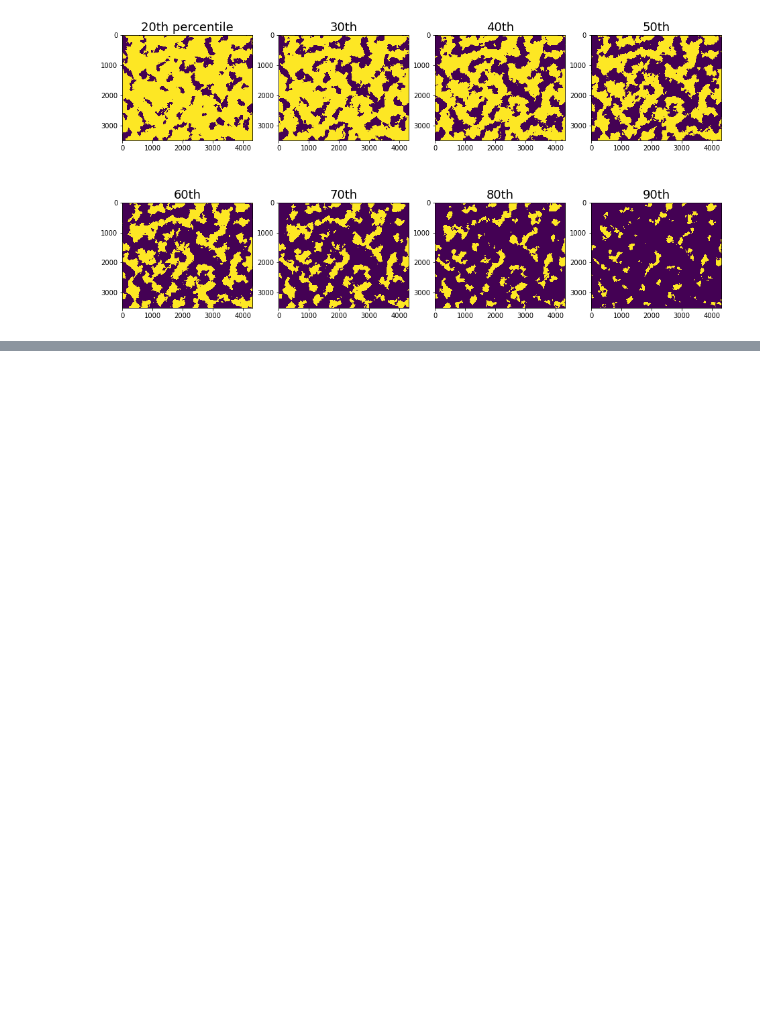
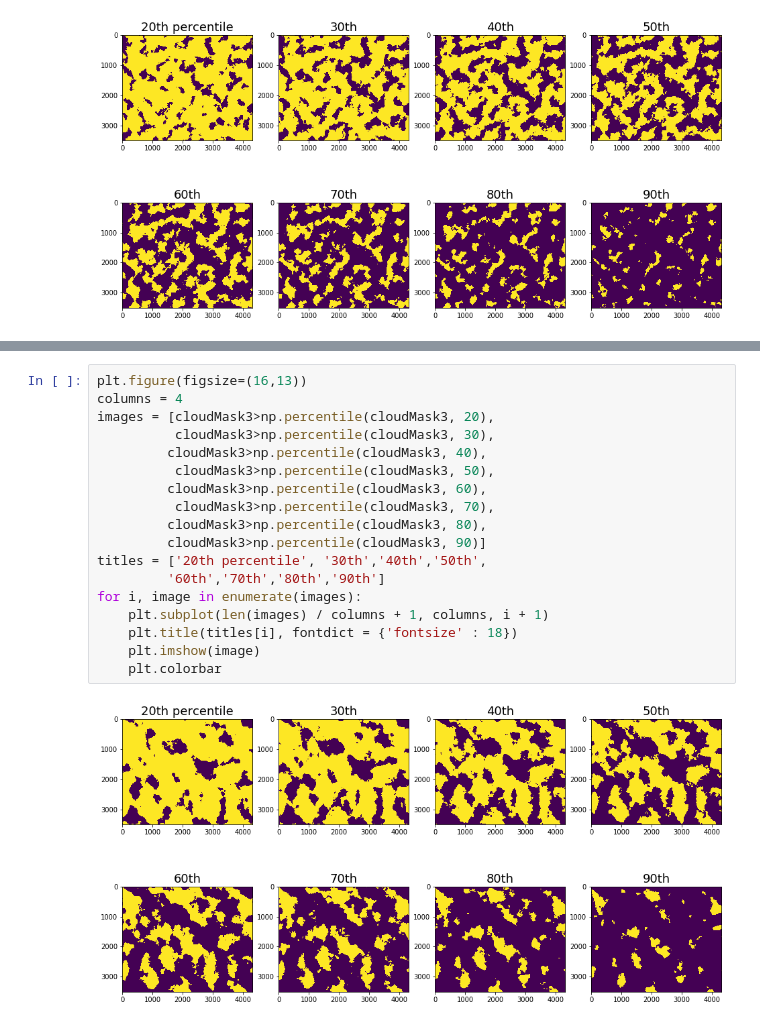
Before and after one commit to ianpdavies/cloudy_flood_prediction, a Jupyter notebook: notebooks/cloud_generation.ipynb, the cells around one changed output, grey strips where cells are left out. Drawn from its saved outputs; the diff is of its cells as text; blank space fills up the shorter version.

```diff
--- a/notebooks/cloud_generation.ipynb
+++ b/notebooks/cloud_generation.ipynb
@@ -296,0 +340,20 @@ for i, image in enumerate(images):
+# %%
+plt.figure(figsize=(16,13))
+columns = 4
+images = [cloudMask3>np.percentile(cloudMask3, 20),
+          cloudMask3>np.percentile(cloudMask3, 30),
+         cloudMask3>np.percentile(cloudMask3, 40),
+          cloudMask3>np.percentile(cloudMask3, 50),
+         cloudMask3>np.percentile(cloudMask3, 60),
+          cloudMask3>np.percentile(cloudMask3, 70),
+         cloudMask3>np.percentile(cloudMask3, 80),
+         cloudMask3>np.percentile(cloudMask3, 90)]
+titles = ['20th percentile', '30th','40th','50th',
+         '60th','70th','80th','90th']
+for i, image in enumerate(images):
+    plt.subplot(len(images) / columns + 1, columns, i + 1)
+    plt.title(titles[i], fontdict = {'fontsize' : 18})
+    plt.imshow(image)
+    plt.colorbar
+# %% [output]
+[figure, added]
```
Also changed, not shown: parts of 4 cells of this notebook.
